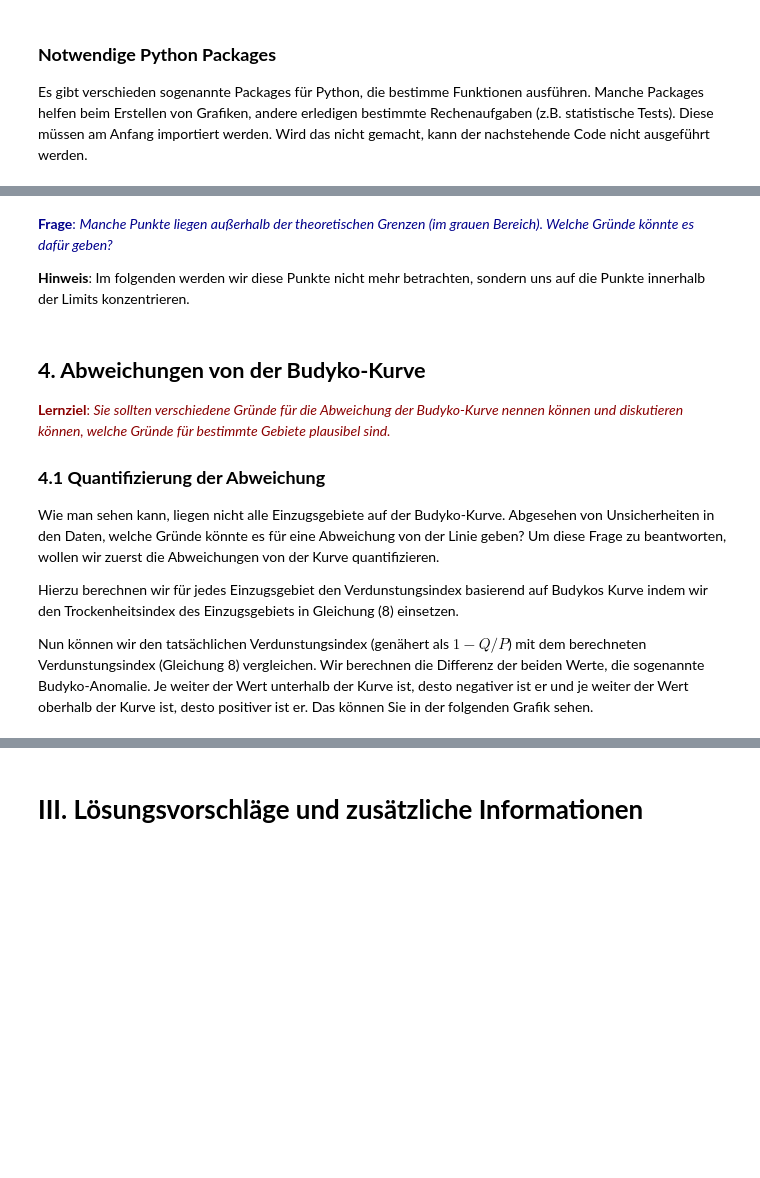
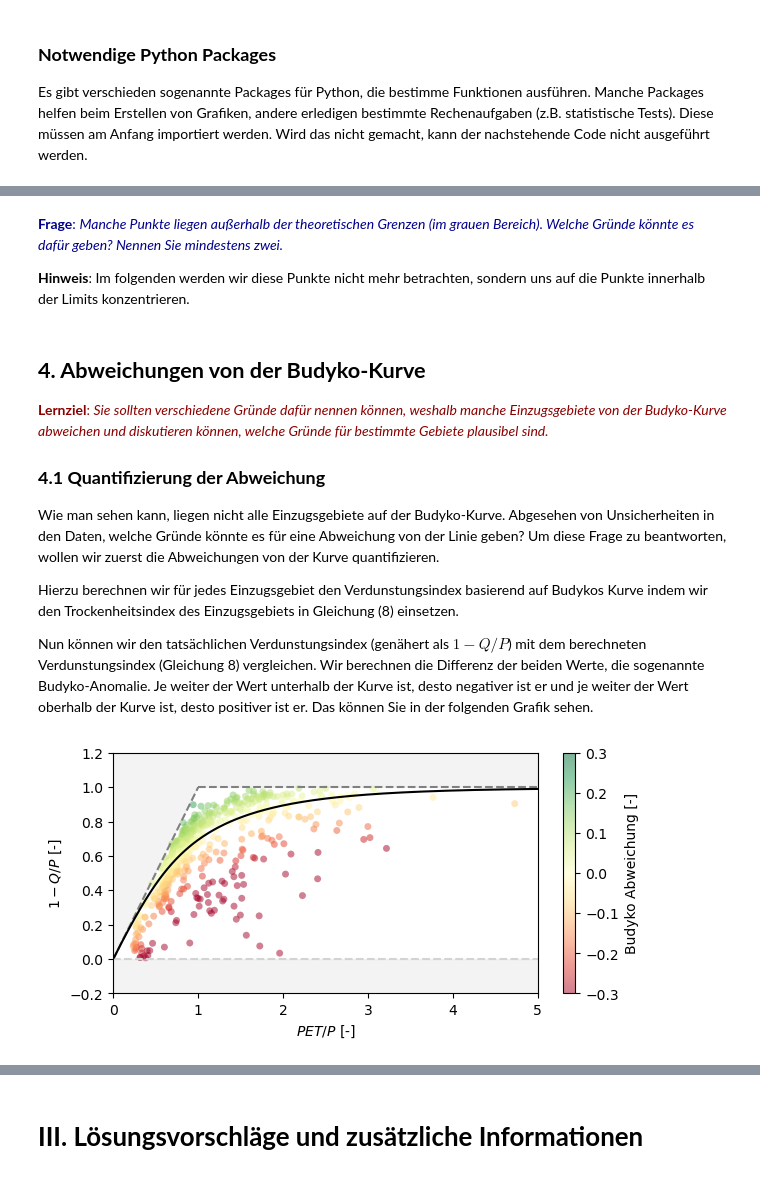
Before and after one commit to SebastianGnann/Budyko_Lehre, a Jupyter notebook: Budyko.ipynb, the cells around one changed output, grey strips where cells are left out. Drawn from its saved outputs; the diff is of its cells as text; code cells hidden in the pictures; blank space fills up the shorter version.

```diff
--- a/Budyko.ipynb
+++ b/Budyko.ipynb
@@ -383,5 +377,5 @@ plot_Budyko(plot_curve=True)
 # %% [markdown]
-<span style="color:DarkBlue">**Frage**: *Manche Punkte liegen außerhalb der theoretischen Grenzen (im grauen Bereich). Welche Gründe könnte es dafür geben?*</span>
+<span style="color:DarkBlue">**Frage**: *Manche Punkte liegen außerhalb der theoretischen Grenzen (im grauen Bereich). Welche Gründe könnte es dafür geben? Nennen Sie mindestens zwei.*</span>
 
 **Hinweis**: Im folgenden werden wir diese Punkte nicht mehr betrachten, sondern uns auf die Punkte innerhalb der Limits konzentrieren.
 # %%
@@ -390,7 +384,7 @@ df.loc[np.logical_or((1-df["runoff_ratio"])<0,(1-df["runoff_ratio"])>df["aridity
 # %% [markdown]
 ## **4. Abweichungen von der Budyko-Kurve**
 
-<span style="color:DarkRed">**Lernziel**: *Sie sollten verschiedene Gründe für die Abweichung der Budyko-Kurve nennen können und diskutieren können, welche Gründe für bestimmte Gebiete plausibel sind.*</span>
+<span style="color:DarkRed">**Lernziel**: *Sie sollten verschiedene Gründe dafür nennen können, weshalb manche Einzugsgebiete von der Budyko-Kurve abweichen und diskutieren können, welche Gründe für bestimmte Gebiete plausibel sind.*</span>
 
 ### **4.1 Quantifizierung der Abweichung**
 Wie man sehen kann, liegen nicht alle Einzugsgebiete auf der Budyko-Kurve. Abgesehen von Unsicherheiten in den Daten, welche Gründe könnte es für eine Abweichung von der Linie geben? Um diese Frage zu beantworten, wollen wir zuerst die Abweichungen von der Kurve quantifizieren.
@@ -401,36 +395,36 @@ Nun können wir den tatsächlichen Verdunstungsindex (genähert als $1 - Q/P$) m
 # %%
 # define function that creates a Budyko plot coloured according to Budyko anomalies
 def plot_Budyko_anomaly(*args):
 
     #todo: add dict for z name and unit
 
     # create figure
     fig = plt.figure(figsize=(6, 3), constrained_layout=True)
     axes = plt.axes()
 
     # plot catchments in Budyko space coloured according to Budyko anomalies
     im = axes.scatter(df["aridity"], 1-df["runoff_ratio"], s=25, c=df["Budyko_anomaly"], alpha=0.5, lw=0, cmap='RdYlGn')
 
     # specify axes, labels, etc.
     axes.set_xlabel("$PET/P$ [-]")
     axes.set_ylabel("$1 - Q/P$ [-]")
     axes.set_xlim([0, 5])
     axes.set_ylim([-0.2, 1.2])
     helper_fcts.plot_Budyko_limits(df["aridity"], df["runoff_ratio"], axes)
     helper_fcts.plot_Budyko_curve(np.linspace(0.01,10,1000), axes)
     #axes.set_xscale('log')
     cbar = fig.colorbar(im, ax=axes)
     cbar.set_label("Budyko Abweichung [-]")
     cbar.mappable.set_clim(vmin=-0.3,vmax=0.3)
 
-# calculate evaporative fraction using the Budyko equation and use it to calculate Budyko anomalies
-df["evaporative_fraction"] = helper_fcts.Budyko_curve(df["aridity"])
-df["Budyko_anomaly"] = (1 - df["runoff_ratio"]) - df["evaporative_fraction"]
+    plt.show()
 
 # run the function
 plot_Budyko_anomaly()
 
 %matplotlib inline
+# %% [output]
+[figure, added]
 # %% [markdown]
 ### **4.2 Gründe weshalb nicht alle Einzugsgebiete auf einer Kurve liegen**
 
```
Also changed, not shown: parts of 19 cells of this notebook, 7 other files.
